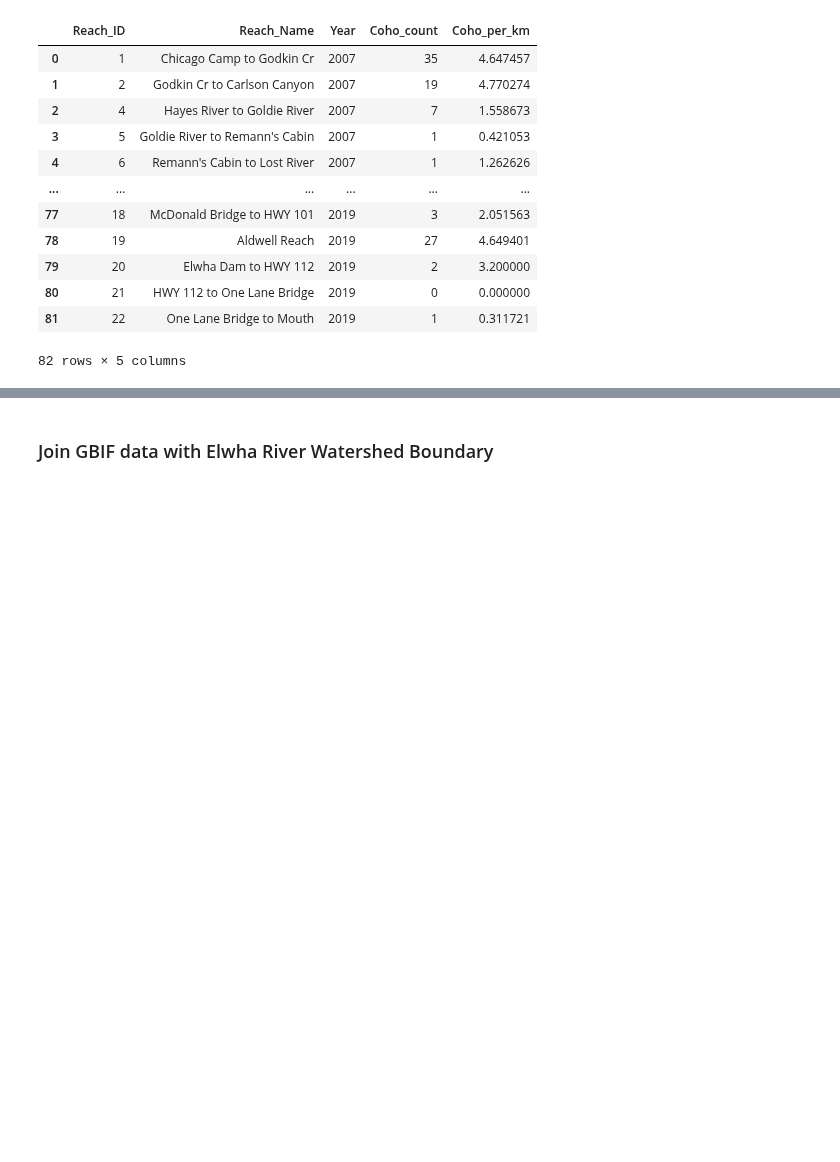
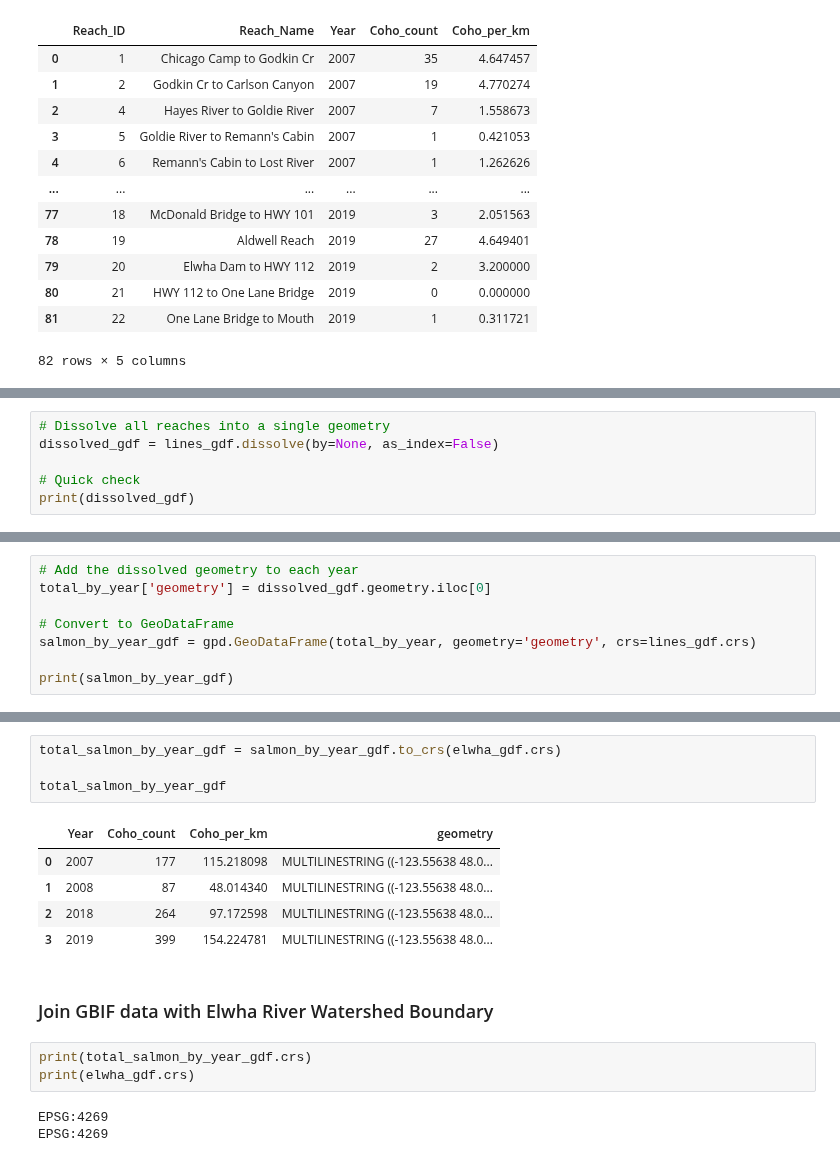
Before and after one commit to nym-veach/final-project-nym-veach, a Jupyter notebook: elwha-river-salmon-project-noaa.ipynb, the cells around one changed output, grey strips where cells are left out. Saved outputs shown, nothing was run; the diff lists cells and outputs as text; blank space fills up the shorter version.

```diff
--- a/elwha-river-salmon-project-noaa.ipynb
+++ b/elwha-river-salmon-project-noaa.ipynb
@@ -307,0 +301,6 @@ KeyError: 'Reach_ID'
+# %%
+# Dissolve all reaches into a single geometry
+dissolved_gdf = lines_gdf.dissolve(by=None, as_index=False)
+
+# Quick check
+print(dissolved_gdf)
@@ -307,0 +310,8 @@ KeyError: 'Reach_ID'
+# %%
+# Add the dissolved geometry to each year
+total_by_year['geometry'] = dissolved_gdf.geometry.iloc[0]
+
+# Convert to GeoDataFrame
+salmon_by_year_gdf = gpd.GeoDataFrame(total_by_year, geometry='geometry', crs=lines_gdf.crs)
+
+print(salmon_by_year_gdf)
@@ -308,2 +330,18 @@ KeyError: 'Reach_ID'
+# %%
+total_salmon_by_year_gdf = salmon_by_year_gdf.to_crs(elwha_gdf.crs)
+
+total_salmon_by_year_gdf
+# %% [output]
+|  | Year | Coho_count | Coho_per_km | geometry |
+| 0 | 2007 | 177 | 115.218098 | MULTILINESTRING ((-123.55638 48.0... |
+| 1 | 2008 | 87 | 48.014340 | MULTILINESTRING ((-123.55638 48.0... |
+| 2 | 2018 | 264 | 97.172598 | MULTILINESTRING ((-123.55638 48.0... |
+| 3 | 2019 | 399 | 154.224781 | MULTILINESTRING ((-123.55638 48.0... |
 # %% [markdown]
 ### Join GBIF data with Elwha River Watershed Boundary
+# %%
+print(total_salmon_by_year_gdf.crs)
+print(elwha_gdf.crs)
+# %% [output]
+EPSG:4269
+EPSG:4269
```
Also changed, not shown: parts of 18 cells of this notebook.
